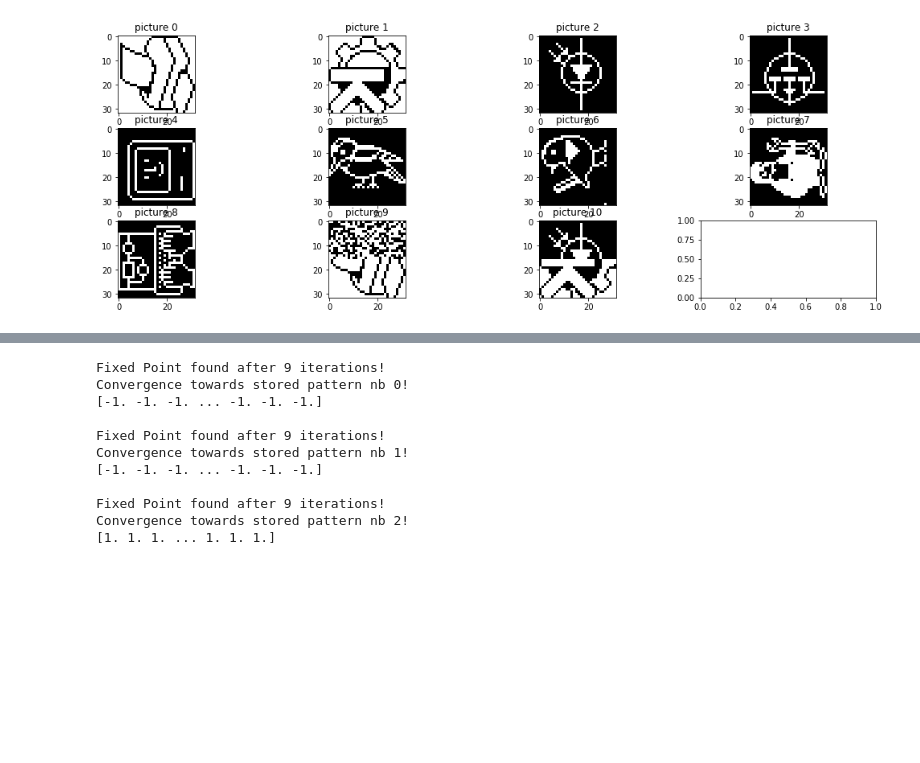
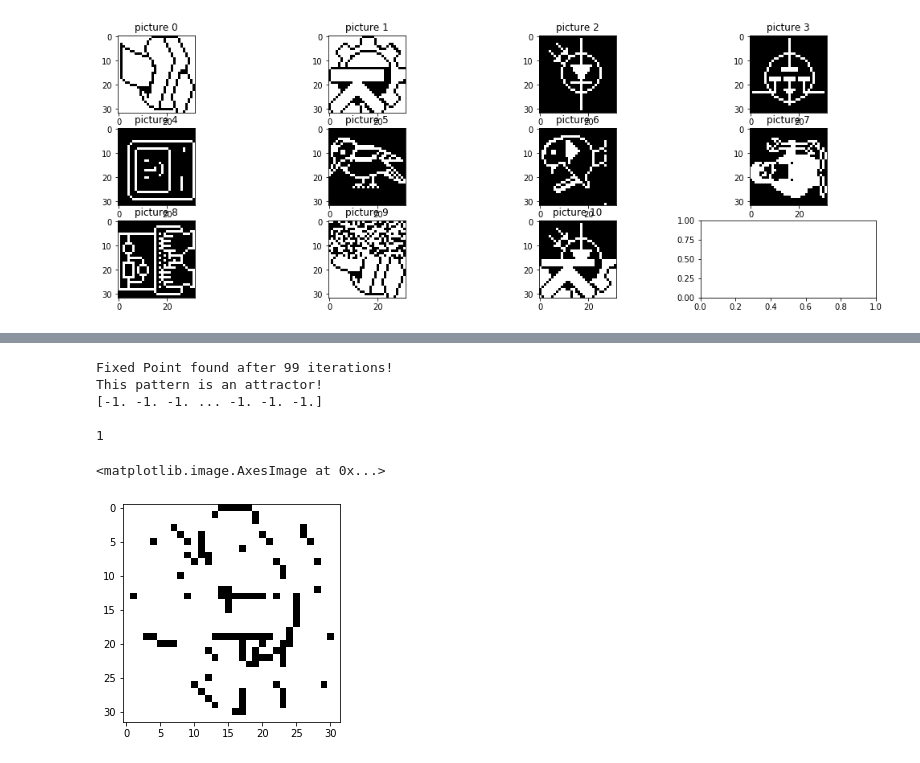
Before and after one commit to kenza-bouzid/ann_labs, a Jupyter notebook: lab3/3_5.ipynb, the cells around one changed output, grey strips where cells are left out. Saved outputs shown, nothing was run; the diff lists cells and outputs as text; code cells hidden in the pictures; blank space fills up the shorter version.

```diff
--- a/lab3/3_5.ipynb
+++ b/lab3/3_5.ipynb
@@ -27,16 +64,20 @@ for i, pic in enumerate(pictures):
+# %%
+hop_net2 = hn.HopfieldNetwork(np.concatenate((pictures_patterns[7:8,:],pictures_patterns[:3,:]),axis=0))
+_, pattern, _ = hop_net2.update_rule(pictures_patterns[0],max_iter=100)
+print(hop_net2.check_capacity())
+plt.imshow(pattern.reshape((32,32)), cmap="binary")
+# %% [output]
+Fixed Point found after 99 iterations!
+This pattern is an attractor!
+[-1. -1. -1. ... -1. -1. -1.]
+
+1
+<matplotlib.image.AxesImage at 0x...>
+[figure, added]
 # %%
 importlib.reload(hn)
-hop_net2 = hn.HopfieldNetwork(pictures_patterns[:3,:])
-hop_net2.check_storage()
+capacity = list()
+rng = range(11)
+for i in rng:
+    hop_net2 = hn.HopfieldNetwork(pictures_patterns[:i,:])
+    capacity.append(hop_net2.check_capacity())
-# %% [output]
-Fixed Point found after 9 iterations!
-Convergence towards stored pattern nb 0!
-[-1. -1. -1. ... -1. -1. -1.]
-
-Fixed Point found after 9 iterations!
-Convergence towards stored pattern nb 1!
-[-1. -1. -1. ... -1. -1. -1.]
-
-Fixed Point found after 9 iterations!
-Convergence towards stored pattern nb 2!
-[1. 1. 1. ... 1. 1. 1.]
```
Also changed, not shown: parts of 19 cells of this notebook, 2 other files.
